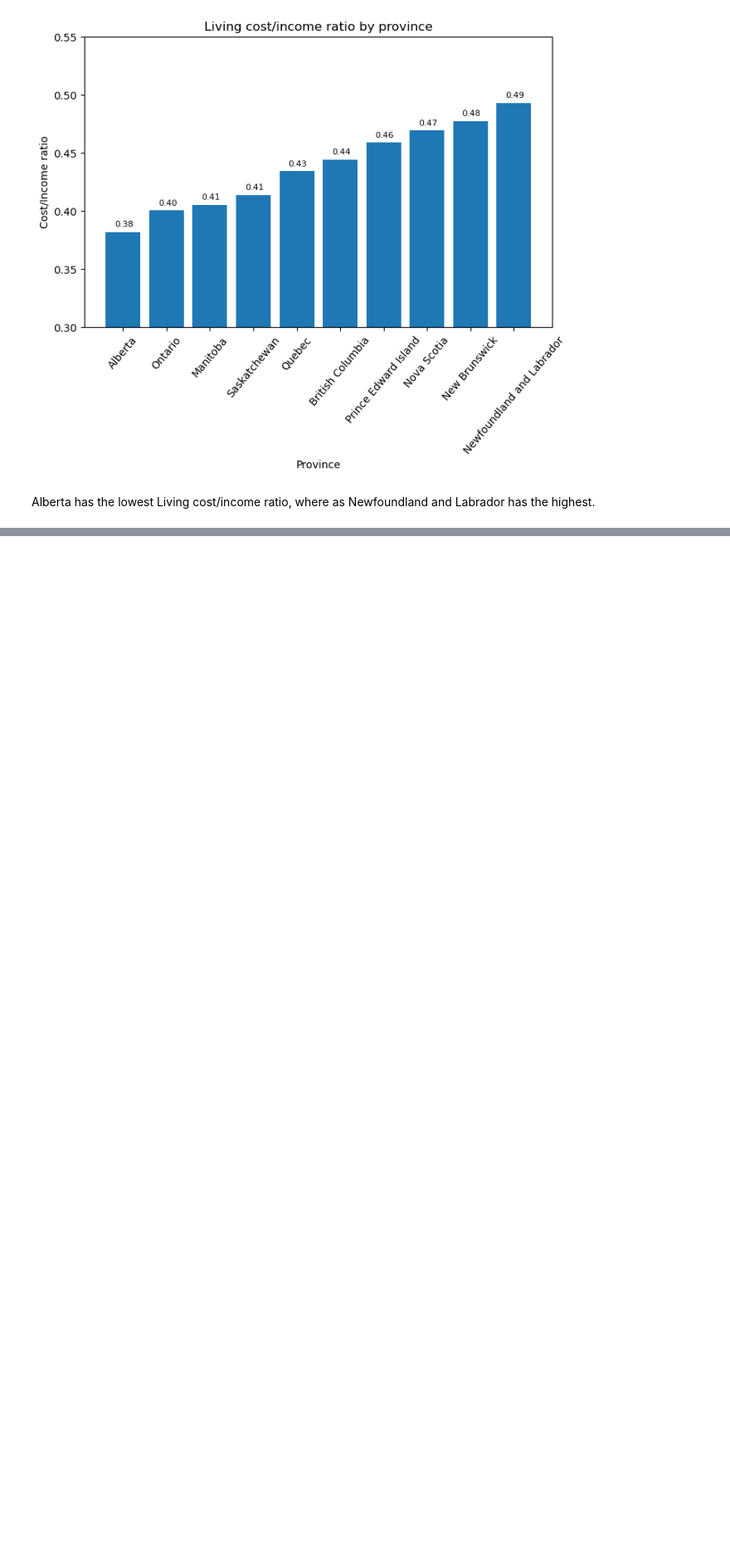
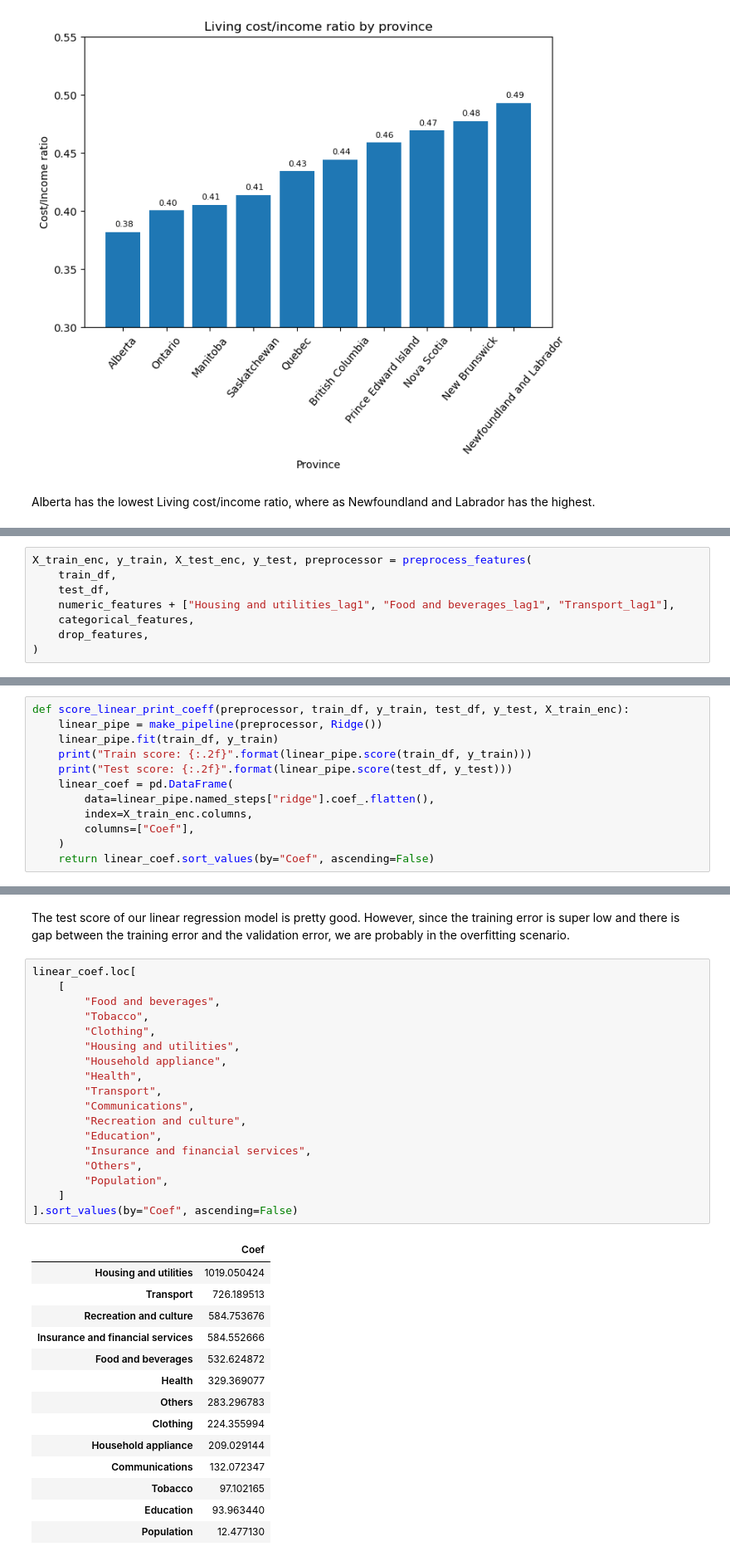
Before and after one commit to XutongJiang/323-Final-Project, a Jupyter notebook: Immigration to Canada.ipynb, the cells around one changed output, grey strips where cells are left out. Shown at 83% size. Saved outputs shown, nothing was run; the diff lists cells and outputs as text; blank space fills up the shorter version.

```diff
--- a/Immigration to Canada.ipynb
+++ b/Immigration to Canada.ipynb
@@ -354,0 +524,8 @@ Alberta has the lowest Living cost/income ratio, where as Newfoundland and Labra
+# %%
+X_train_enc, y_train, X_test_enc, y_test, preprocessor = preprocess_features(
+    train_df,
+    test_df,
+    numeric_features + ["Housing and utilities_lag1", "Food and beverages_lag1", "Transport_lag1"],
+    categorical_features,
+    drop_features,
+)
@@ -354,0 +534,12 @@ Alberta has the lowest Living cost/income ratio, where as Newfoundland and Labra
+# %%
+def score_linear_print_coeff(preprocessor, train_df, y_train, test_df, y_test, X_train_enc):
+    linear_pipe = make_pipeline(preprocessor, Ridge())
+    linear_pipe.fit(train_df, y_train)
+    print("Train score: {:.2f}".format(linear_pipe.score(train_df, y_train)))
+    print("Test score: {:.2f}".format(linear_pipe.score(test_df, y_test)))
+    linear_coef = pd.DataFrame(
+        data=linear_pipe.named_steps["ridge"].coef_.flatten(),
+        index=X_train_enc.columns,
+        columns=["Coef"],
+    )
+    return linear_coef.sort_values(by="Coef", ascending=False)
@@ -354,0 +553,35 @@ Alberta has the lowest Living cost/income ratio, where as Newfoundland and Labra
+# %% [markdown]
+The test score of our linear regression model is pretty good. However, since the training error is super low and there is gap between the training error and the validation error, we are probably in the overfitting scenario.
+# %%
+linear_coef.loc[
+    [
+        "Food and beverages",
+        "Tobacco",
+        "Clothing",
+        "Housing and utilities",
+        "Household appliance",
+        "Health",
+        "Transport",
+        "Communications",
+        "Recreation and culture",
+        "Education",
+        "Insurance and financial services",
+        "Others",
+        "Population",
+    ]
+].sort_values(by="Coef", ascending=False)
+# %% [output]
+|  | Coef |
+| Housing and utilities | 1019.050424 |
+| Transport | 726.189513 |
+| Recreation and culture | 584.753676 |
+| Insurance and financial services | 584.552666 |
+| Food and beverages | 532.624872 |
+| Health | 329.369077 |
+| Others | 283.296783 |
+| Clothing | 224.355994 |
+| Household appliance | 209.029144 |
+| Communications | 132.072347 |
+| Tobacco | 97.102165 |
+| Education | 93.963440 |
+| Population | 12.477130 |
```
Also changed, not shown: parts of 16 cells of this notebook.
